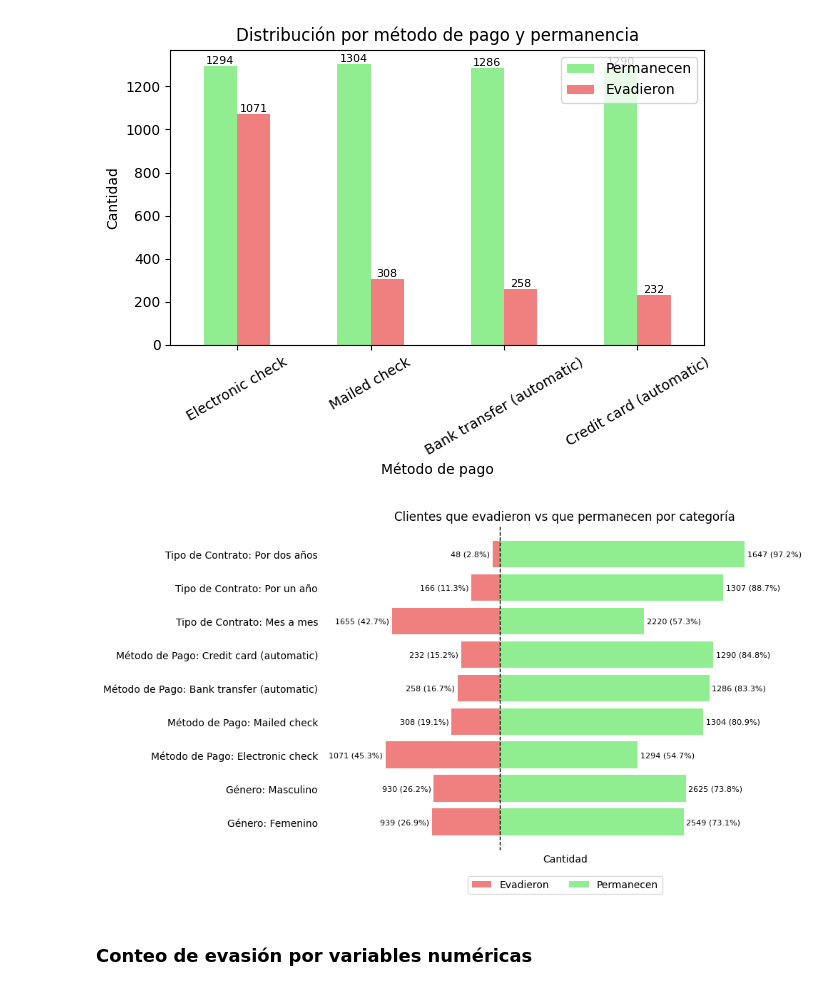
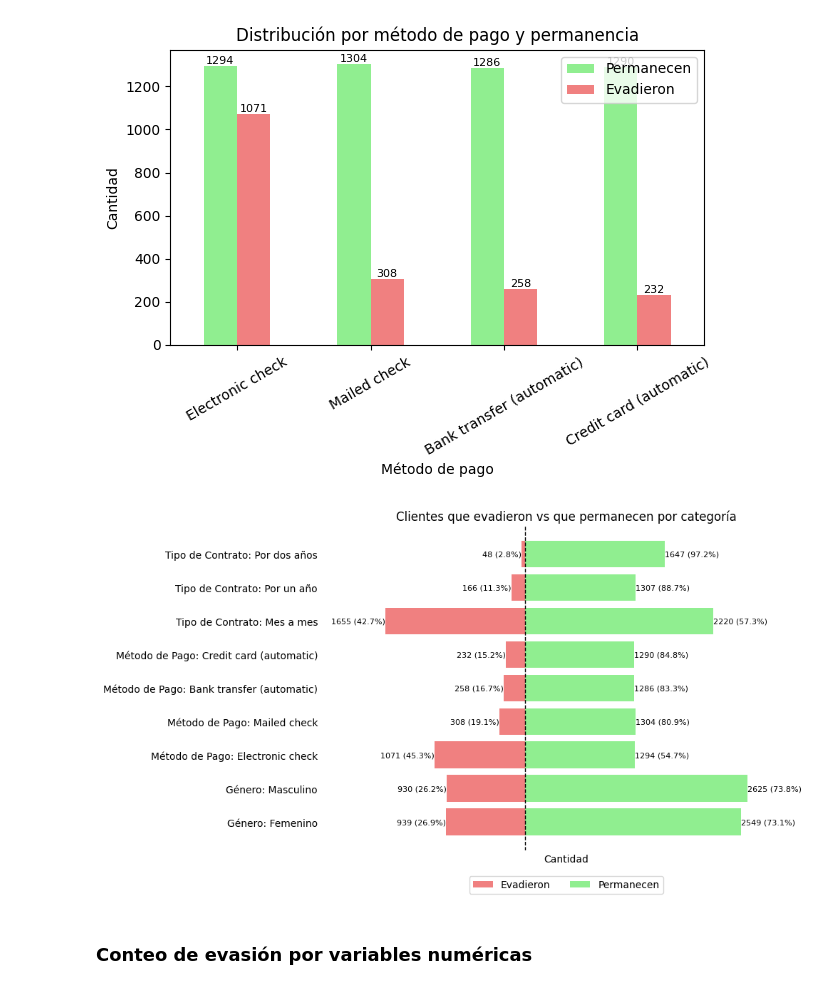
Before and after one commit to sunnyday2/challenge2_data_science_TelecomX, a Jupyter notebook: TelecomX_LATAM.ipynb, the cells around one changed output. Cells and saved outputs as stored; diff of their text form; code cells hidden in the pictures.

```diff
--- a/TelecomX_LATAM.ipynb
+++ b/TelecomX_LATAM.ipynb
@@ -675,6 +675,7 @@ for i, cat in enumerate(categorias):
       # Etiquetas de eje y
       nombre_legible = mapeos[cat].get(valor_cat, valor_cat)  # usa el mapeo si existe, si no, deja el valor original
 
+      '''
       # Plot males to the left (negative values for left side)
       bar_evadieron = ax.barh(f"{nombres_categorias[cat]}: {nombre_legible}", -evadieron_prop
                                   , color='lightcoral', label='Evadieron' if i == 0 and j == 0 else "")
@@ -682,6 +683,23 @@ for i, cat in enumerate(categorias):
       # Plot females to the right
       bar_permanecen = ax.barh(f"{nombres_categorias[cat]}: {nombre_legible}", permanecen_prop
                                   , color='lightgreen', label='Permanecen' if i == 0 and j == 0 else "")
+      '''
+
+      # Plot evadieron (lado izquierdo)
+      bar_evadieron = ax.barh(
+          f"{nombres_categorias[cat]}: {nombre_legible}",
+          -evadieron,   # usar cantidad absoluta
+          color='lightcoral',
+          label='Evadieron' if i == 0 and j == 0 else ""
+      )
+
+      # Plot permanecen (lado derecho)
+      bar_permanecen = ax.barh(
+          f"{nombres_categorias[cat]}: {nombre_legible}",
+          permanecen,   # usar cantidad absoluta
+          color='lightgreen',
+          label='Permanecen' if i == 0 and j == 0 else ""
+      )
 
       # Aumentar distancia del eje y (más espacio entre el eje y los textos)
       ax.tick_params(axis='y', pad=50)
@@ -696,34 +714,34 @@ for i, cat in enumerate(categorias):
       bar_right = bar_permanecen[0]
       ax.text(bar_right.get_width() + 0.01,
               bar_right.get_y() + bar_right.get_height()/2,
               f"{permanecen} ({permanecen_prop:.1%})",
               va='center', ha='left', fontsize=8)
 
 # Línea vertical al centro
 ax.axvline(0, color='black', linestyle='--', linewidth=1)
 
 # Add labels and title
 ax.set_xlabel('Cantidad')
 ax.tick_params(axis='y', length=0)  # elimina la longitud de las marcas (ticks)
 ax.set_title('Clientes que evadieron vs que permanecen por categoría')
 ax.legend(loc='lower center', bbox_to_anchor=(0.5, -0.15), ncol=2)
 
 # Quitar marco (spines)
 for spine in ax.spines.values():
     spine.set_visible(False)
 
 # Quitar valores del eje x
 ax.set_xticks([])
 ax.set_xticklabels([])
 
 # Show the plot
 plt.tight_layout(rect=[0, 0.05, 1, 1])  # deja espacio abajo
 
 fig.savefig('permanencia_por_categoria.png'
             , transparent=False, dpi=300, bbox_inches='tight') # fondo blanco, resolucion de 300 y sin margines
 plt.show()
 # %% [output]
-[figure, old version]
+[figure, new version]
 # %% [markdown]
 ### **Conteo de evasión por variables numéricas**
 # %% [markdown]
```
Also changed, not shown: parts of 8 cells of this notebook.
